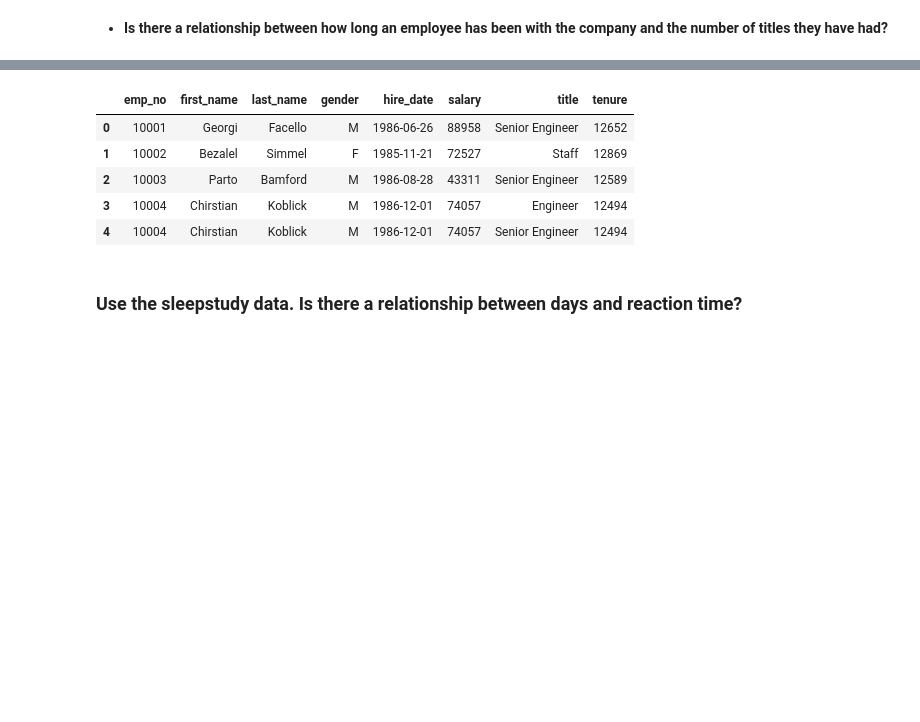
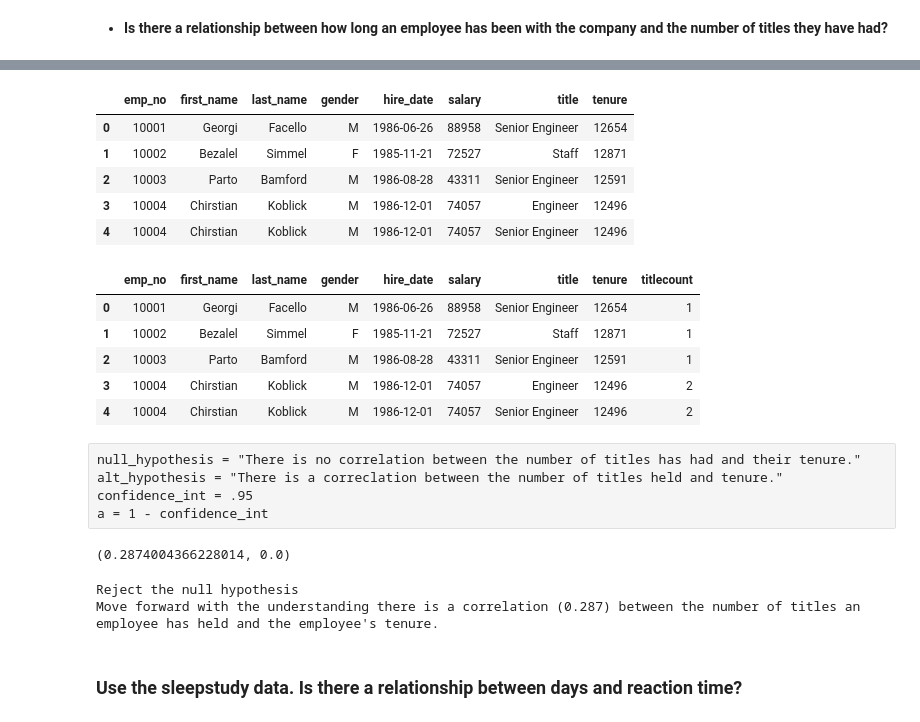
Before and after one commit to justin-m-sullivan/statistics-exercises, a Jupyter notebook: hypothesis_testing.ipynb, the cells around one changed output, grey strips where cells are left out. Saved outputs shown, nothing was run; the diff lists cells and outputs as text; code cells hidden in the pictures; blank space fills up the shorter version.

Commit message:
adding formating to print messages for correlation testing to include the correlation coefficient

```diff
--- a/hypothesis_testing.ipynb
+++ b/hypothesis_testing.ipynb
@@ -372,20 +391,46 @@ employees.head()
 # %%
 employees = employees.drop(columns={'birth_date', 'from_date'})
-# %%
-employees= employees.drop(columns={'title_count'})
 # %%
 countref = employees.groupby('emp_no').count()[['title']].rename(columns={'title': 'titlecount'})
 # %%
 employees.head()
 # %% [output]
 |  | emp_no | first_name | last_name | gender | hire_date | salary | title | tenure |
-| 0 | 10001 | Georgi | Facello | M | 1986-06-26 | 88958 | Senior Engineer | 12652 |
-| 1 | 10002 | Bezalel | Simmel | F | 1985-11-21 | 72527 | Staff | 12869 |
-| 2 | 10003 | Parto | Bamford | M | 1986-08-28 | 43311 | Senior Engineer | 12589 |
-| 3 | 10004 | Chirstian | Koblick | M | 1986-12-01 | 74057 | Engineer | 12494 |
-| 4 | 10004 | Chirstian | Koblick | M | 1986-12-01 | 74057 | Senior Engineer | 12494 |
+| 0 | 10001 | Georgi | Facello | M | 1986-06-26 | 88958 | Senior Engineer | 12654 |
+| 1 | 10002 | Bezalel | Simmel | F | 1985-11-21 | 72527 | Staff | 12871 |
+| 2 | 10003 | Parto | Bamford | M | 1986-08-28 | 43311 | Senior Engineer | 12591 |
+| 3 | 10004 | Chirstian | Koblick | M | 1986-12-01 | 74057 | Engineer | 12496 |
+| 4 | 10004 | Chirstian | Koblick | M | 1986-12-01 | 74057 | Senior Engineer | 12496 |
 # %%
 merged = pd.merge(employees, countref, how='left', on='emp_no')
+# %%
+merged.head()
+# %% [output]
+|  | emp_no | first_name | last_name | gender | hire_date | salary | title | tenure | titlecount |
+| 0 | 10001 | Georgi | Facello | M | 1986-06-26 | 88958 | Senior Engineer | 12654 | 1 |
+| 1 | 10002 | Bezalel | Simmel | F | 1985-11-21 | 72527 | Staff | 12871 | 1 |
+| 2 | 10003 | Parto | Bamford | M | 1986-08-28 | 43311 | Senior Engineer | 12591 | 1 |
+| 3 | 10004 | Chirstian | Koblick | M | 1986-12-01 | 74057 | Engineer | 12496 | 2 |
+| 4 | 10004 | Chirstian | Koblick | M | 1986-12-01 | 74057 | Senior Engineer | 12496 | 2 |
+# %% [raw]
+null_hypothesis = "There is no correlation between the number of titles has had and their tenure."
+alt_hypothesis = "There is a correclation between the number of titles held and tenure."
+confidence_int = .95
+a = 1 - confidence_int
+# %%
+corr, p = stats.pearsonr(merged.tenure, merged.titlecount)
+corr, p
+# %% [output]
+(0.2874004366228014, 0.0)
+# %%
+if p < a:
+    print("Reject the null hypothesis")
+    print(f"Move forward with the understanding there is a correlation ({corr.round(3)}) between the number of titles an employee has held and the employee's tenure.")
+else:
+    print("Fail to reject the null hypothesis.")
+# %% [output]
+Reject the null hypothesis
+Move forward with the understanding there is a correlation (0.287) between the number of titles an employee has held and the employee's tenure.
 # %% [markdown]
 ### Use the sleepstudy data. Is there a relationship between days and reaction time?
 # %%
```
Also changed, not shown: parts of 6 cells of this notebook.
